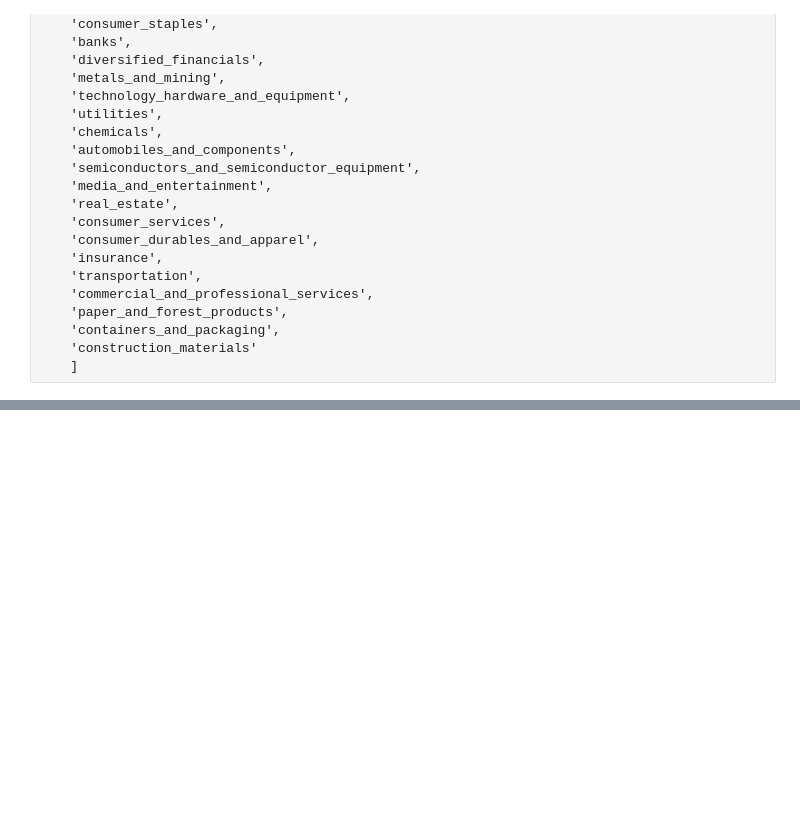
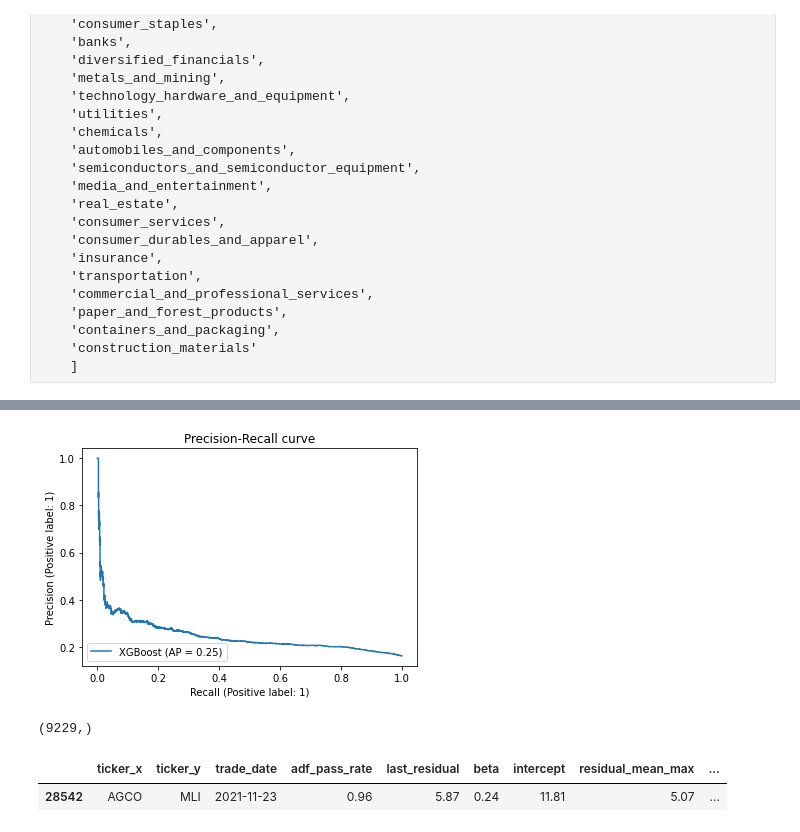
Before and after one commit to DomStan/stonk-rank, a Jupyter notebook: stonks_notebook.ipynb, the cells around one changed output, grey strips where cells are left out. Cells and saved outputs as stored; diff of their text form; code cells hidden in the pictures; blank space fills up the shorter version.

Commit message:
model training and hp sweep

```diff
--- a/stonks_notebook.ipynb
+++ b/stonks_notebook.ipynb
@@ -254,0 +437,21 @@ df[['subindustry', 'return_one_month']].groupby('subindustry').mean()
+# %%
+df = pd.read_csv('data/dataset_3.csv')
+df = df[df['beta'] > 0]
+df = assign_labels(df)
+
+splits = split_data_by_time(df, 6)
+# %%
+scaling = 'minmax'
+add_noise = True
+df_train, scalers = transform_features(splits['train'], scaling=scaling, add_noise=add_noise)
+df_valid, _ = transform_features(splits['validation'], scalers=scalers, scaling=scaling, add_noise=add_noise)
+df_test, _ = transform_features(splits['test'], scalers=scalers, scaling=scaling, add_noise=add_noise)
+# %%
+X_train = df_train.drop(columns='label')
+y_train = df_train['label']
+
+X_valid = df_valid.drop(columns='label')
+y_valid = df_valid['label']
+
+X_test = df_test.drop(columns='label')
+y_test = df_test['label']
@@ -254,0 +599,11 @@ df[['subindustry', 'return_one_month']].groupby('subindustry').mean()
+# %%
+print("**Validation**")
+y_score = clf.predict_proba(X_valid)[:, 1]
+threshold = 0.8
+y_preds = y_score > threshold
+
+model_performance_summary(y_score, y_preds, y_valid)
+
+df_results_valid = evaluate_model_predictions_returns(splits['validation'], y_preds)
+
+evaluate_model_on_slices(splits['validation'], y_score, y_preds, 'subindustry')
@@ -254,0 +628,5 @@ df[['subindustry', 'return_one_month']].groupby('subindustry').mean()
+# %%
+display = PrecisionRecallDisplay.from_predictions(y_valid, y_score, name="XGBoost")
+_ = display.ax_.set_title("Precision-Recall curve")
+# %% [output]
+[figure, added]
@@ -254,0 +635,9 @@ df[['subindustry', 'return_one_month']].groupby('subindustry').mean()
+# %%
+thresholds
+# %% [output]
+(9229,)
+# %%
+df_results_valid[df_results_valid.result == 'FP']
+# %% [output]
+|  | ticker_x | ticker_y | trade_date | adf_pass_rate | last_residual | beta | intercept | residual_mean_max | ... |
+| 28542 | AGCO | MLI | 2021-11-23 | 0.96 | 5.87 | 0.24 | 11.81 | 5.07 | ... |
```
Also changed, not shown: parts of 62 cells of this notebook, 2 other files.
